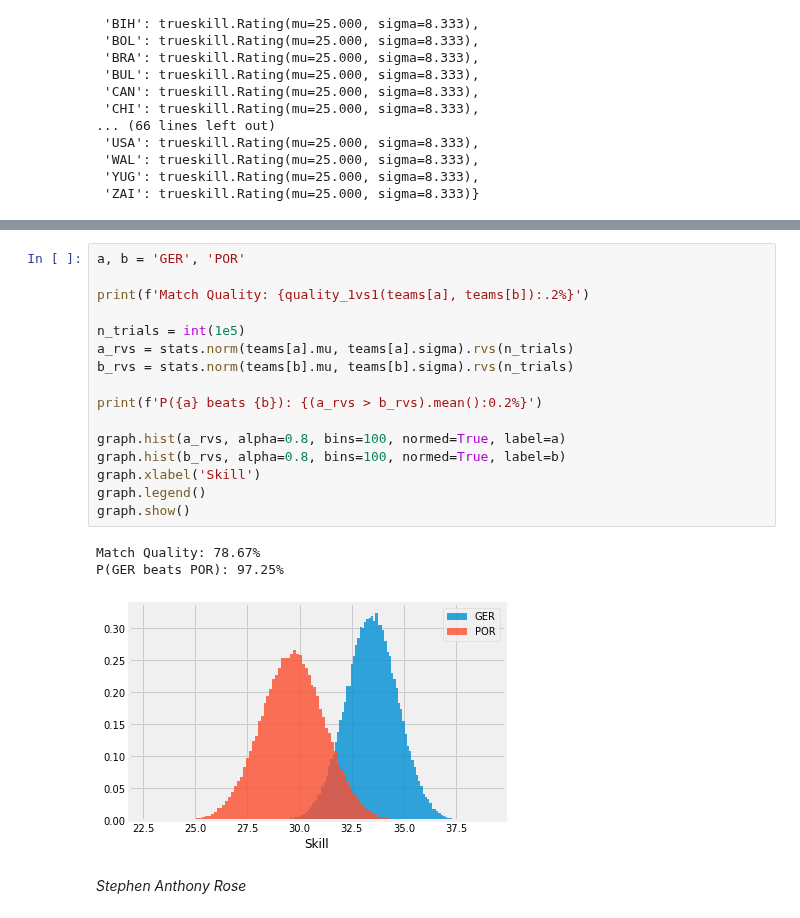
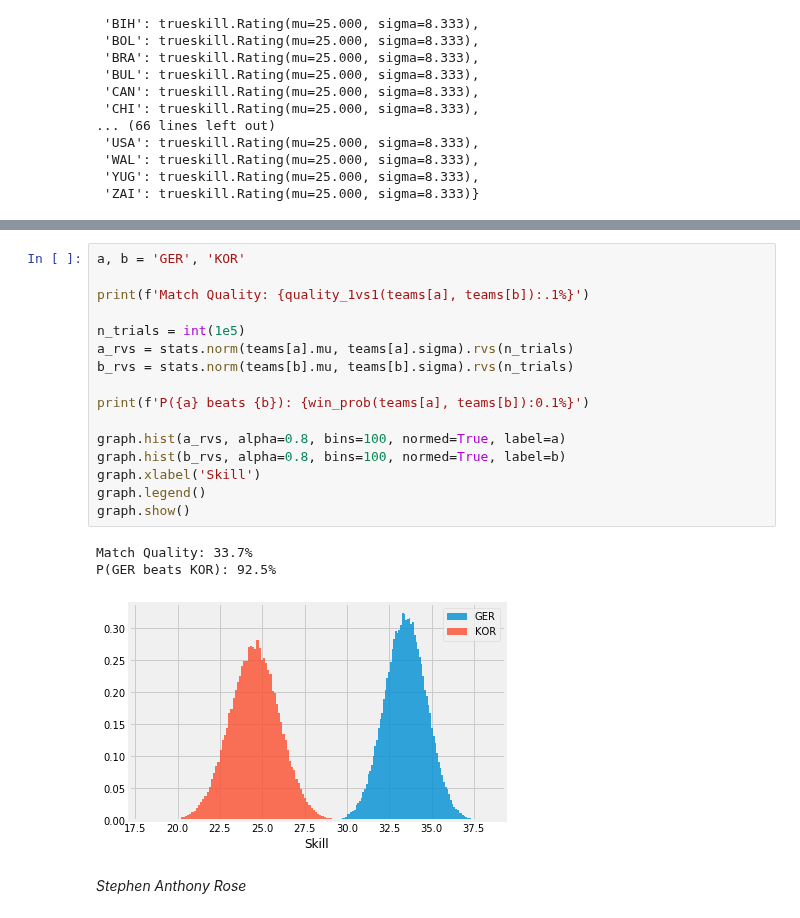
Before and after one commit to arose13/Notebooks, a Jupyter notebook: FIFA World Cup 2018.ipynb, the cells around one changed output, grey strips where cells are left out. Cells and saved outputs as stored; diff of their text form.

Commit message:
simple true skill score of fifa team's skill now with win probability

```diff
--- a/FIFA World Cup 2018.ipynb
+++ b/FIFA World Cup 2018.ipynb
@@ -150,23 +160,23 @@ display(ratings.sort_values(by='skill', ascending=False))
 82 rows × 3 columns
 # %%
-a, b = 'GER', 'POR'
+a, b = 'GER', 'KOR'
 
-print(f'Match Quality: {quality_1vs1(teams[a], teams[b]):.2%}')
+print(f'Match Quality: {quality_1vs1(teams[a], teams[b]):.1%}')
 
 n_trials = int(1e5)
 a_rvs = stats.norm(teams[a].mu, teams[a].sigma).rvs(n_trials)
 b_rvs = stats.norm(teams[b].mu, teams[b].sigma).rvs(n_trials)
 
-print(f'P({a} beats {b}): {(a_rvs > b_rvs).mean():0.2%}')
+print(f'P({a} beats {b}): {win_prob(teams[a], teams[b]):0.1%}')
 
 graph.hist(a_rvs, alpha=0.8, bins=100, normed=True, label=a)
 graph.hist(b_rvs, alpha=0.8, bins=100, normed=True, label=b)
 graph.xlabel('Skill')
 graph.legend()
 graph.show()
 # %% [output]
-Match Quality: 78.67%
-P(GER beats POR): 97.25%
+Match Quality: 33.7%
+P(GER beats KOR): 92.5%
-[figure, old version]
+[figure, new version]
 # %% [markdown]
 _Stephen Anthony Rose_
```
Also changed, not shown: parts of 4 cells of this notebook, 1 other file.
